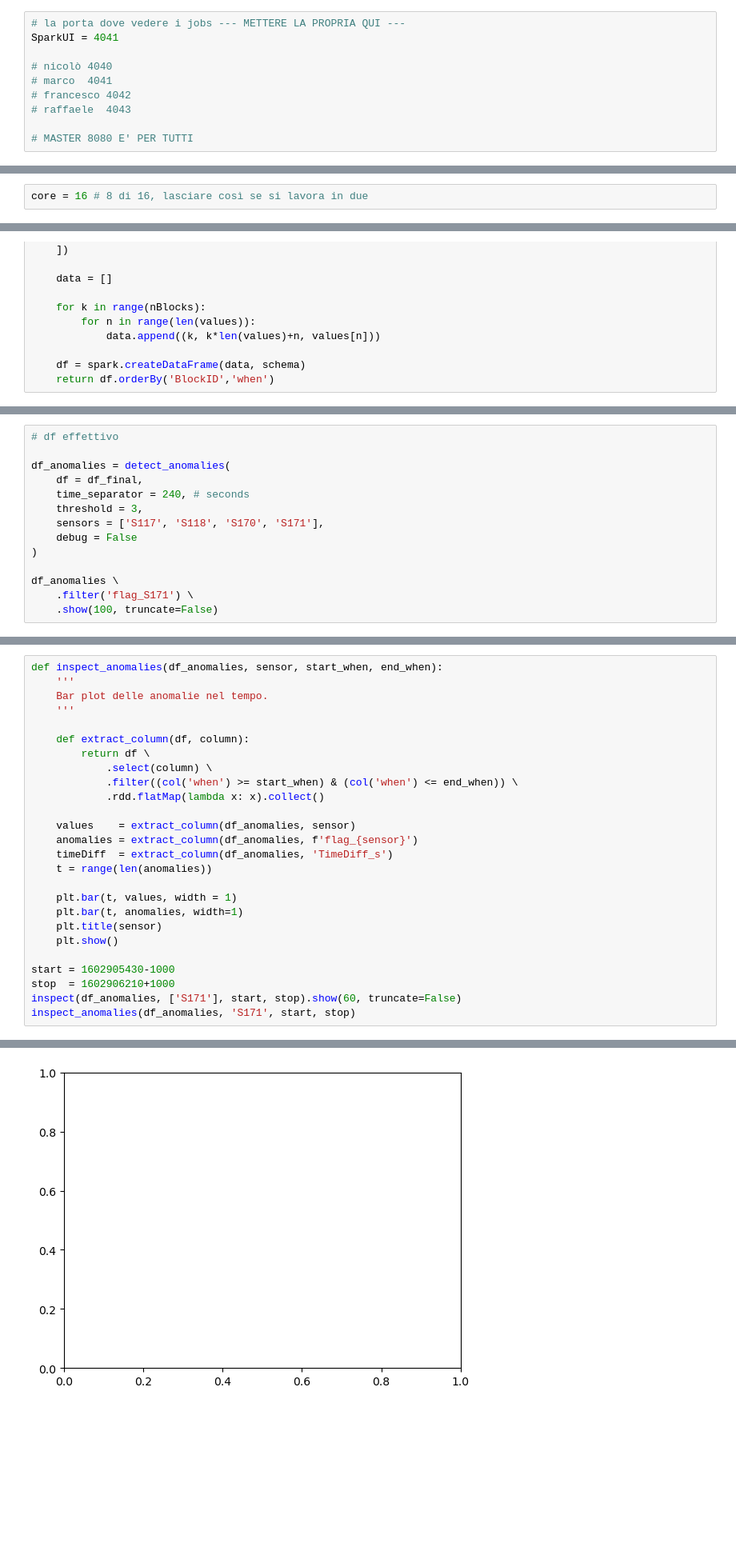
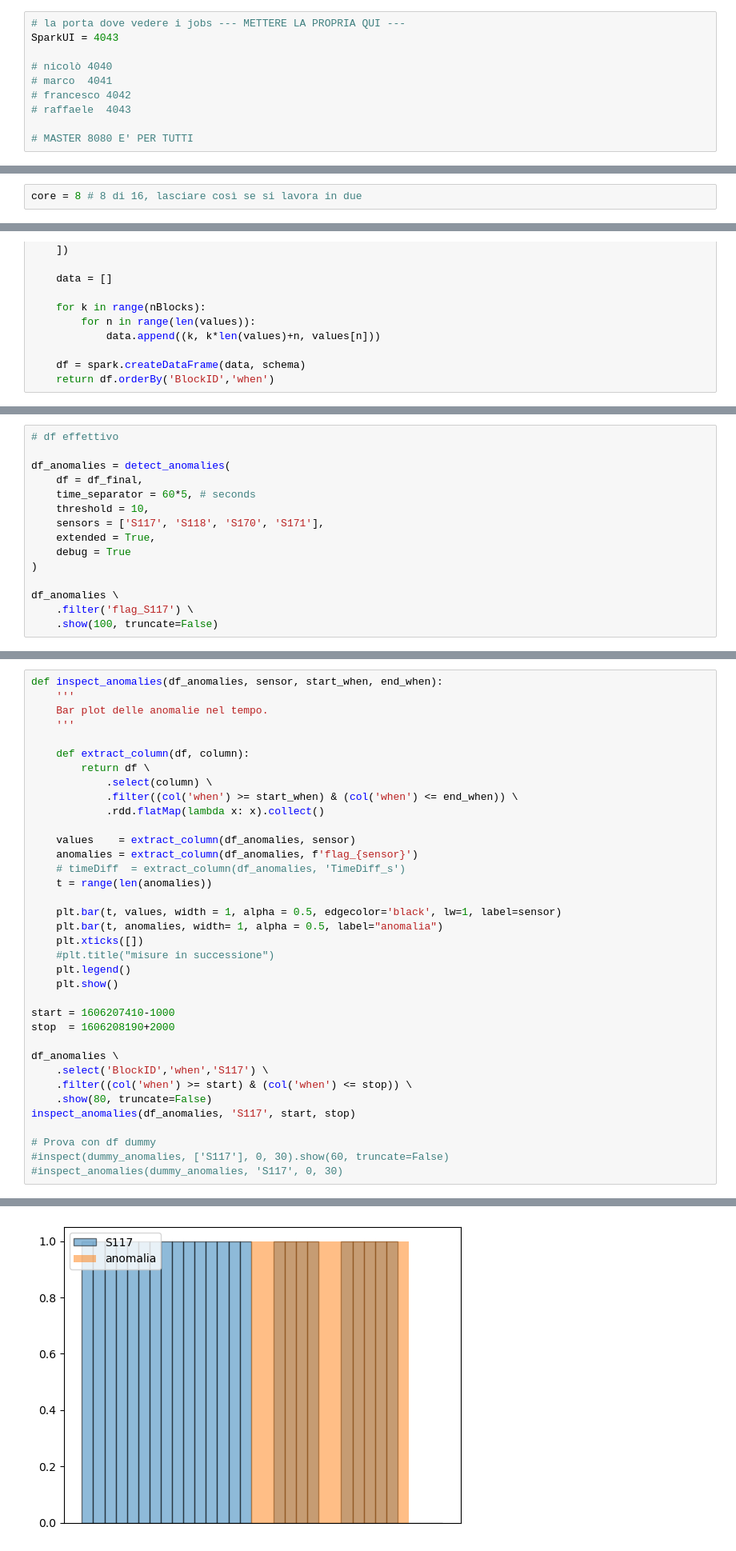
Before and after one commit to RaffaeleSabatini/MAPD2025_proj3, a Jupyter notebook: main.ipynb, the cells around one changed output, grey strips where cells are left out. Shown at 80% size. Cells and saved outputs as stored; diff of their text form; blank space fills up the shorter version.

Commit message:
Conteggio anomalia per righe intermedie + grafico anomalie

```diff
--- a/main.ipynb
+++ b/main.ipynb
@@ -5,7 +5,7 @@
 FIGHTER = 1
 # %%
 # la porta dove vedere i jobs --- METTERE LA PROPRIA QUI ---
-SparkUI = 4041
+SparkUI = 4043
 
 # nicolò 4040
 # marco  4041
@@ -20,7 +20,7 @@ Porta 8080, voce Workers: vedresti core e memoria usata se c'è qualcun'altro.</
 # %%
 user = "user_a" # "user_a"  o  "user_b" (B SE SI E' I SECONDI A LAVORARCI)
 # %%
-core = 16 # 8 di 16, lasciare così se si lavora in due
+core = 8 # 8 di 16, lasciare così se si lavora in due
 # %%
 Npartition = 8
 # %% [markdown]
@@ -1063,13 +1066,14 @@ only showing top 30 rows
 
 df_anomalies = detect_anomalies(
     df = df_final,
-    time_separator = 240, # seconds
-    threshold = 3,
+    time_separator = 60*5, # seconds
+    threshold = 10,
     sensors = ['S117', 'S118', 'S170', 'S171'],
-    debug = False
+    extended = True,
+    debug = True
 )
 
 df_anomalies \
-    .filter('flag_S171') \
+    .filter('flag_S117') \
     .show(100, truncate=False)
 # %% [output]
@@ -1092,17 +1109,27 @@ def inspect_anomalies(df_anomalies, sensor, start_when, end_when):
 
     values    = extract_column(df_anomalies, sensor)
     anomalies = extract_column(df_anomalies, f'flag_{sensor}')
-    timeDiff  = extract_column(df_anomalies, 'TimeDiff_s')
+    # timeDiff  = extract_column(df_anomalies, 'TimeDiff_s')
     t = range(len(anomalies))
 
-    plt.bar(t, values, width = 1)
-    plt.bar(t, anomalies, width=1)
-    plt.title(sensor)
+    plt.bar(t, values, width = 1, alpha = 0.5, edgecolor='black', lw=1, label=sensor)
+    plt.bar(t, anomalies, width= 1, alpha = 0.5, label="anomalia")
+    plt.xticks([])
+    #plt.title("misure in successione")
+    plt.legend()
     plt.show()
 
-start = 1602905430-1000
-stop  = 1602906210+1000
-inspect(df_anomalies, ['S171'], start, stop).show(60, truncate=False)
-inspect_anomalies(df_anomalies, 'S171', start, stop)
+start = 1606207410-1000
+stop  = 1606208190+2000
+
+df_anomalies \
+    .select('BlockID','when','S117') \
+    .filter((col('when') >= start) & (col('when') <= stop)) \
+    .show(80, truncate=False)
+inspect_anomalies(df_anomalies, 'S117', start, stop)
+
+# Prova con df dummy
+#inspect(dummy_anomalies, ['S117'], 0, 30).show(60, truncate=False)
+#inspect_anomalies(dummy_anomalies, 'S117', 0, 30)
 # %% [output]
                                                                                 200]
@@ -1128,4 +1153,4 @@ TypeError: unsupported operand type(s) for +: 'int' and 'NoneType'
-[figure, old version]
+[figure, new version]
 # %% [markdown]
 ## --------------------   Vecchio anomaly detect   --------------------
 # %%
```
Also changed, not shown: parts of 9 cells of this notebook.
